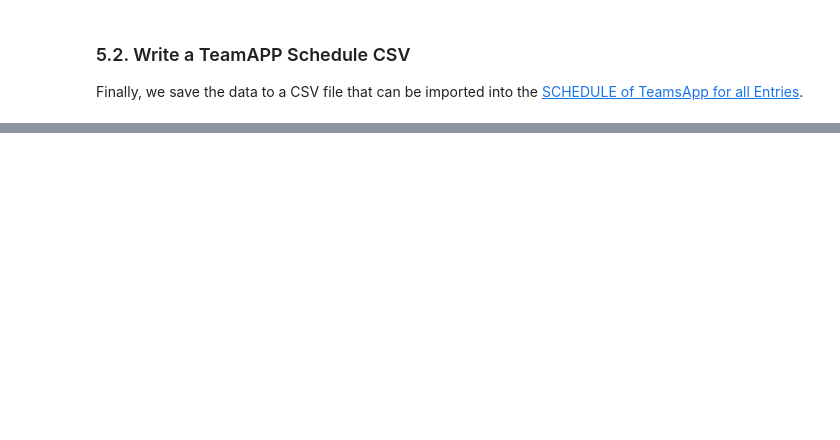
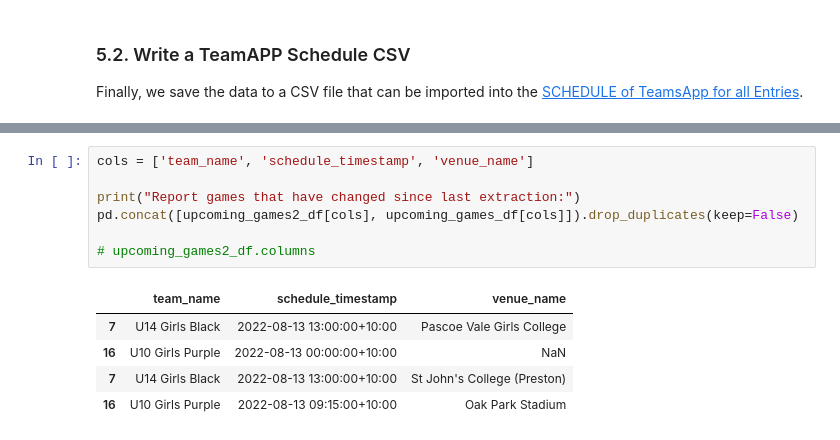
Before and after one commit to ssardina/tapp-fixture, a Jupyter notebook: playhq_scrape.ipynb, the cells around one changed output, grey strips where cells are left out. Drawn from its saved outputs; the diff is of its cells as text; blank space fills up the shorter version.

```diff
--- a/playhq_scrape.ipynb
+++ b/playhq_scrape.ipynb
@@ -195,0 +382,13 @@ team_apps_csv_df.to_csv(file_csv, index=False)
+# %%
+cols = ['team_name', 'schedule_timestamp', 'venue_name']
+
+print("Report games that have changed since last extraction:")
+pd.concat([upcoming_games2_df[cols], upcoming_games_df[cols]]).drop_duplicates(keep=False)
+
+# upcoming_games2_df.columns
+# %% [output]
+|  | team_name | schedule_timestamp | venue_name |
+| 7 | U14 Girls Black | 2022-08-13 13:00:00+10:00 | Pascoe Vale Girls College |
+| 16 | U10 Girls Purple | 2022-08-13 00:00:00+10:00 | NaN |
+| 7 | U14 Girls Black | 2022-08-13 13:00:00+10:00 | St John's College (Preston) |
+| 16 | U10 Girls Purple | 2022-08-13 09:15:00+10:00 | Oak Park Stadium |
```
Also changed, not shown: parts of 15 cells of this notebook.
